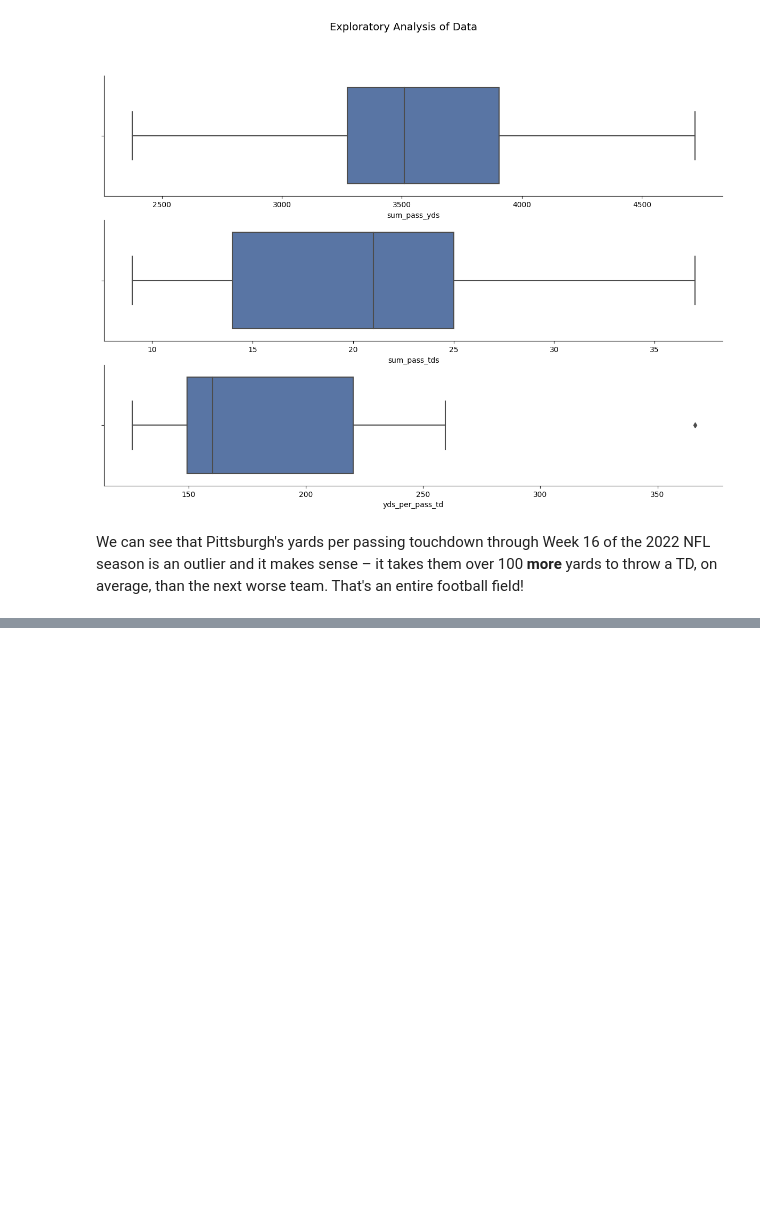
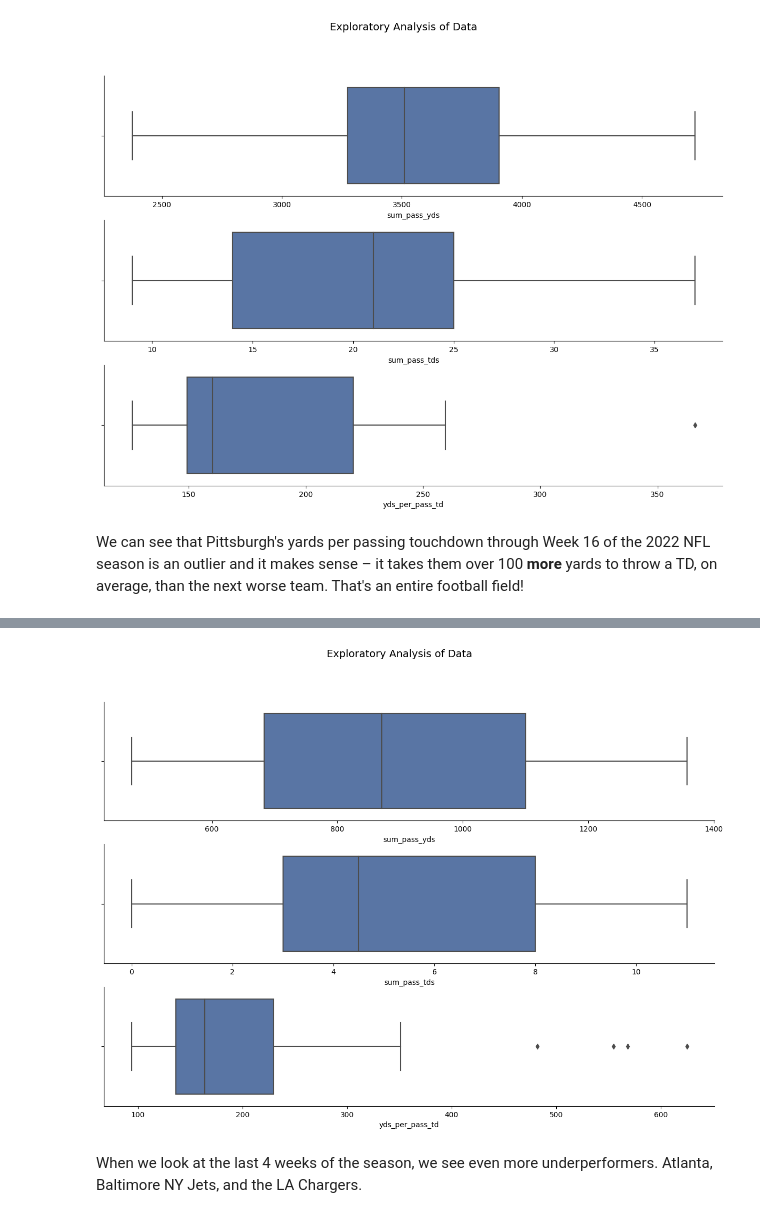
Before and after one commit to gfidanli/fantasy_football_analysis, a Jupyter notebook: daily_analysis/day_61_70/day67.ipynb, the cells around one changed output, grey strips where cells are left out. Cells and saved outputs as stored; diff of their text form; code cells hidden in the pictures; blank space fills up the shorter version.

Commit message:
add last 4 weeks analysis

```diff
--- a/daily_analysis/day_61_70/day67.ipynb
+++ b/daily_analysis/day_61_70/day67.ipynb
@@ -114,0 +188,26 @@ We can see that Pittsburgh's yards per passing touchdown through Week 16 of the
+# %%
+# Plot setup
+fig, (ax0, ax1, ax2) = plt.subplots(3, 1, figsize = (15, 10))
+
+plot_config = {
+    'sum_pass_yds':ax0,
+    'sum_pass_tds':ax1,
+    'yds_per_pass_td':ax2,
+}
+
+# Plot
+for col, ax in plot_config.items():
+    sns.boxplot(x=col,
+                data=df,
+                # whis=[5,95],
+                ax=ax)
+
+# Add Title
+fig.suptitle('Exploratory Analysis of Data', size=14)
+
+sns.despine()
+plt.show()
+# %% [output]
+[figure, added]
+# %% [markdown]
+When we look at the last 4 weeks of the season, we see even more underperformers. Atlanta, Baltimore NY Jets, and the LA Chargers.
```
Also changed, not shown: parts of 3 cells of this notebook.
